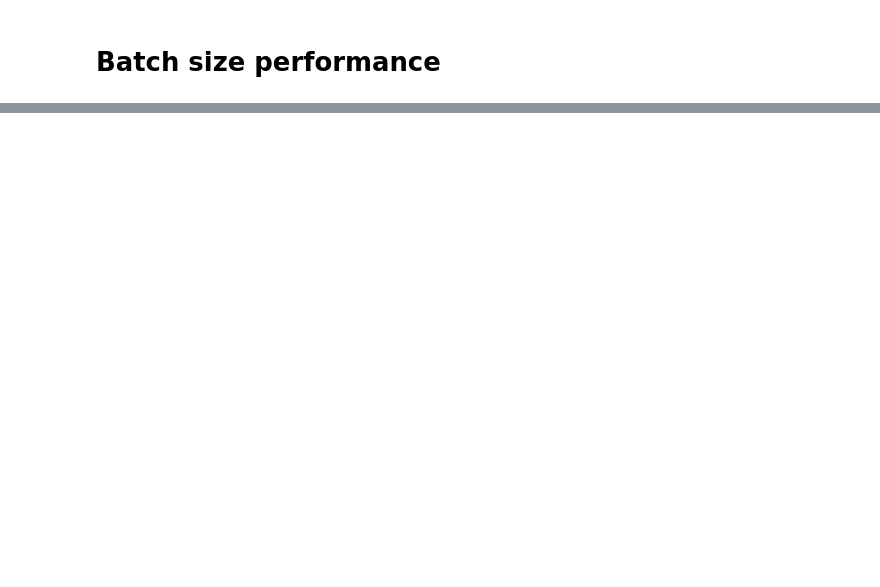
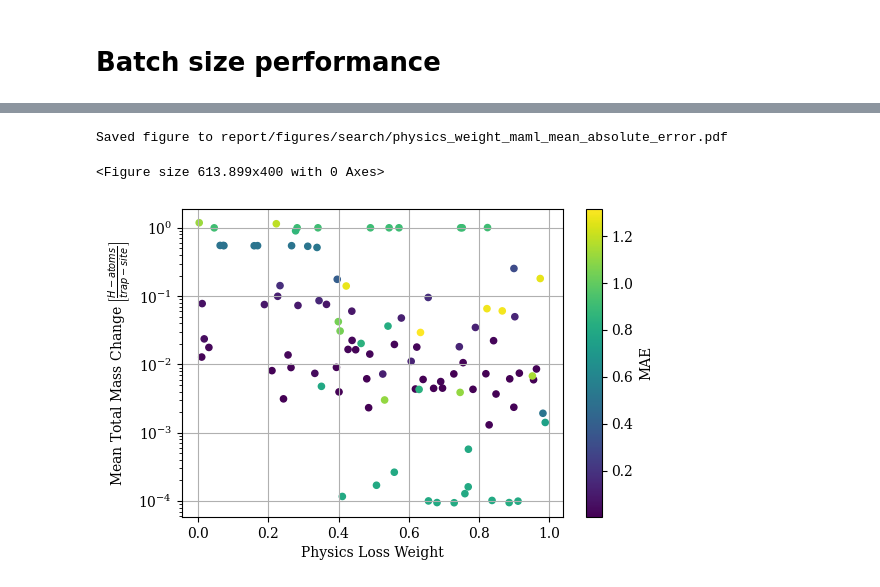
Before and after one commit to Davidxdydz/TrapDiffusion, a Jupyter notebook: Evaluation.ipynb, the cells around one changed output, grey strips where cells are left out. Saved outputs shown, nothing was run; the diff lists cells and outputs as text; code cells hidden in the pictures; blank space fills up the shorter version.

```diff
--- a/Evaluation.ipynb
+++ b/Evaluation.ipynb
@@ -105,0 +71,16 @@ best_model["mean_mae"], best_model["max_mae"], best_model["mass_loss_mean"], bes
+# %%
+plot(
+    df,
+    x="physics_weight",
+    y="maml",
+    c="mean_absolute_error",
+    ylabel=r"Mean Total Mass Change $\left[\frac{H-atoms}{trap-site}\right]$",
+    xlabel="Physics Loss Weight",
+    clabel="MAE",
+    logy=True,
+    save=True,
+)
+# %% [output]
+Saved figure to report/figures/search/physics_weight_maml_mean_absolute_error.pdf
+<Figure size 613.899x400 with 0 Axes>
+[figure, added]
```
Also changed, not shown: parts of 37 cells of this notebook.
